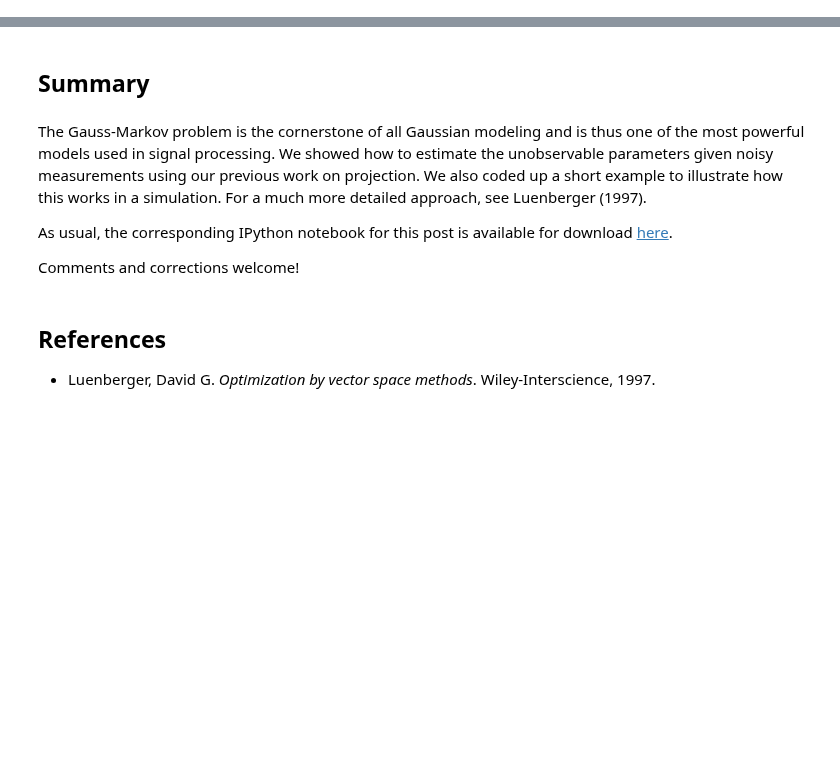
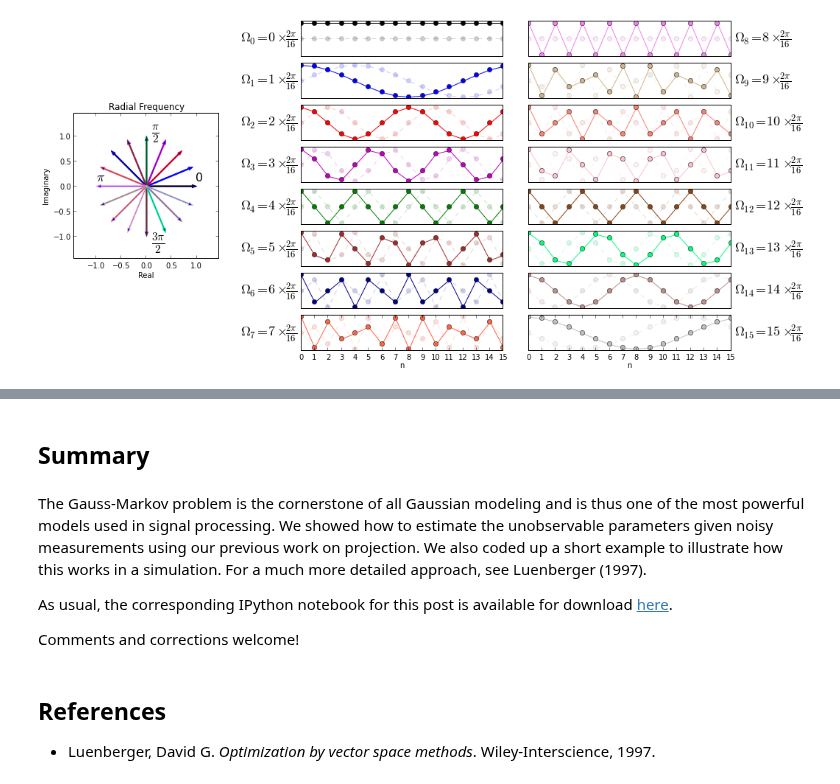
Before and after one commit to unpingco/Python-for-Signal-Processing, a Jupyter notebook: Fourier_Transform.ipynb, the cells around one changed output, grey strips where cells are left out. Drawn from its saved outputs; the diff is of its cells as text; code cells hidden in the pictures; blank space fills up the shorter version.

```diff
--- a/Fourier_Transform.ipynb
+++ b/Fourier_Transform.ipynb
@@ -43,2 +20,76 @@ plt.show()
 # %%
 #%qtconsole
+# %%
+# must start notebook with --pylab flag
+
+from __future__ import  division
+from matplotlib.patches import FancyArrow
+import mpl_toolkits.mplot3d.art3d as art3d
+from mpl_toolkits.mplot3d.art3d import Poly3DCollection
+import matplotlib.gridspec as gridspec
+
+def dftmatrix(Nfft=32,N=None):
+    'construct DFT matrix'
+    k= np.arange(Nfft)
+    if N is None: N = Nfft
+    n = arange(N)
+    U = matrix(exp(1j* 2*pi/Nfft *k*n[:,None])) # use numpy broadcasting to create matrix
+    return U/sqrt(Nfft)
+
+Nfft=16
+v = ones((16,1))
+U = dftmatrix(Nfft=Nfft,N=16)
+
+# ---
+# hardcoded constants to format complicated figure
+
+gs = gridspec.GridSpec(8,12)
+gs.update( wspace=0.8)
+
+fig =figure(figsize=(16,8))
+ax0 = subplot(gs[:,:3])
+fig.add_subplot(ax0)
+
+ax0.set_aspect(1)
+a=2*pi/Nfft*arange(Nfft)
+
+colors = ['k','b','r','m','g','Brown','DarkBlue','Tomato','Violet', 'Tan','Salmon','Pink',
+          'SaddleBrown', 'SpringGreen', 'RosyBrown','Silver',]
+for j,i in enumerate(a):
+  ax0.add_patch( FancyArrow(0,0,cos(i),sin(i),width=0.02,length_includes_head=True,edgecolor=colors[j]))
+
+ax0.text(1,0.1,'0',fontsize=16)
+ax0.text(0.1,1,r'$\frac{\pi}{2}$',fontsize=22)
+ax0.text(-1,0.1,r'$\pi$',fontsize=18)
+ax0.text(0.1,-1.2,r'$\frac{3\pi}{2}$',fontsize=22)
+ax0.axis(array([-1,1,-1,1])*1.45)
+ax0.set_title('Radial Frequency')
+ax0.set_xlabel('Real')
+ax0.set_ylabel('Imaginary')
+
+# plots in the middle column
+for i in range(8):
+  ax=subplot(gs[i,4:8])
+  ax.set_xticks([]);  ax.set_yticks([])
+  ax.set_ylabel(r'$\Omega_{%d}=%d\times\frac{2\pi}{16}$'%(i,i),fontsize=18,rotation='horizontal')
+  ax.plot(U.real[:,i],'-o',color=colors[i])
+  ax.plot(U.imag[:,i],'--o',color=colors[i],alpha=0.2)
+  ax.axis(ymax=4/Nfft*1.1,ymin=-4/Nfft*1.1)
+ax.set_xticks(arange(16))
+ax.set_xlabel('n')
+
+# plots in the far right column
+for i in range(8):
+  ax=subplot(gs[i,8:])
+  ax.set_xticks([]);  ax.set_yticks([])
+  ax.set_ylabel(r'$\Omega_{%d}=%d\times\frac{2\pi}{16}$'%(i+8,i+8),fontsize=18,rotation='horizontal')
+  ax.plot(U.real[:,i+8],'-o',color=colors[i+8])
+  ax.plot(U.imag[:,i+8],'--o',color=colors[i+8],alpha=0.2)
+  ax.axis(ymax=4/Nfft*1.1,ymin=-4/Nfft*1.1)
+  ax.yaxis.set_label_position('right')
+ax.set_xticks(arange(16))
+ax.set_xlabel('n')
+
+plt.show()
+# %% [output]
+[figure, added]
```
Also changed, not shown: parts of 12 cells of this notebook.
